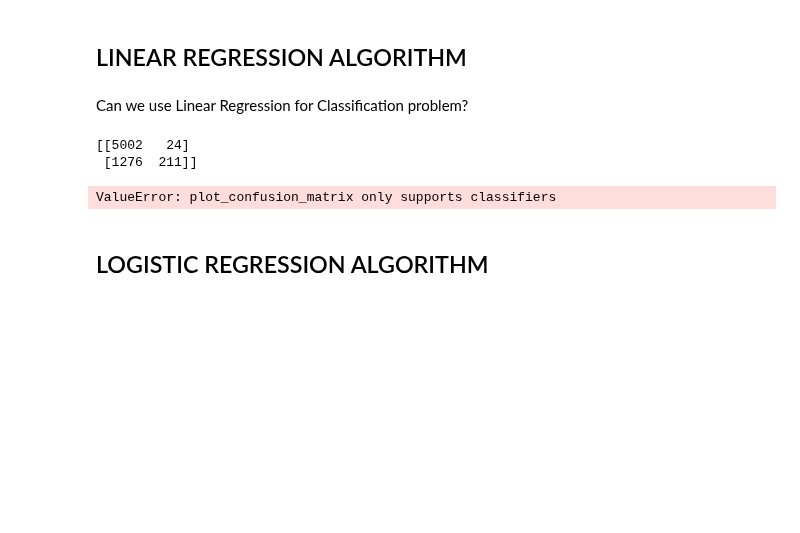
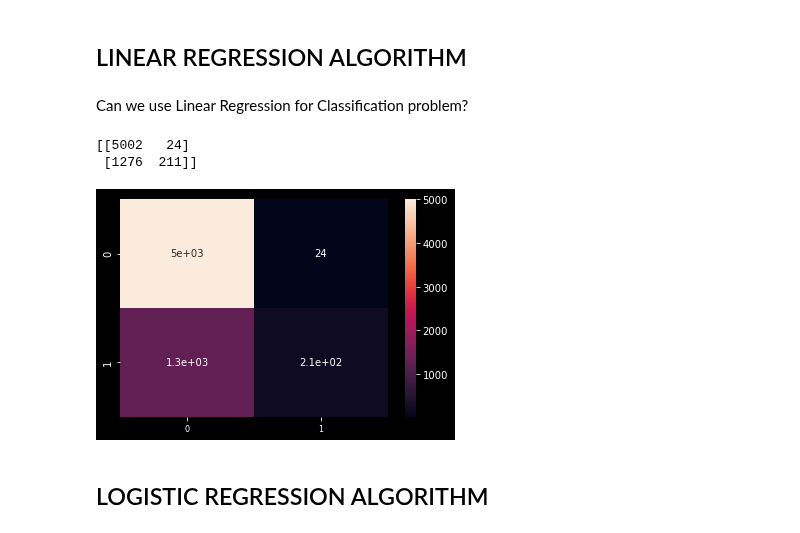
Before and after one commit to agomolka/AdultIncomeAnalysis, a Jupyter notebook: Adult_income_analysis.ipynb, the cells around one changed output. Cells and saved outputs as stored; diff of their text form; code cells hidden in the pictures; blank space fills up the shorter version.

Commit message:
Create confusion matrix using heatmap for Linear Regression

```diff
--- a/Adult_income_analysis.ipynb
+++ b/Adult_income_analysis.ipynb
@@ -732,23 +732,26 @@ class LinearRegression(SklearnLinearRegression):
 # %%
 #split dataset into train and test data
 X_train, X_test, y_train, y_test = train_test_split(X, y, test_size=0.2, random_state=1)
 
 #create object of LinearRegression class
 lr = LinearRegression()
 # Fit the classifier to the data
 lr.fit(X=X_train, y=y_train)
 #classifing prediction by threshold 0.7
 y_pred_classes, y_test = lr.predict(X_test, 0.7)
 #confusion matrix
 print(confusion_matrix(y_test, y_pred_classes))
+c = confusion_matrix(y_test, y_pred_classes)
 
 #drawing Plot Confusion Matrix
-plot_confusion_matrix(lr, y_test, y_pred_classes)
+# plt.figure(figsize = (10,7))
+import seaborn as sn
+sn.heatmap(c, annot=True)
 plt.show()
 # %% [output]
 [[5002   24]
  [1276  211]]
-ValueError: plot_confusion_matrix only supports classifiers
+[figure, added]
 # %% [markdown]
 ## LOGISTIC REGRESSION ALGORITHM
 # %%
```
